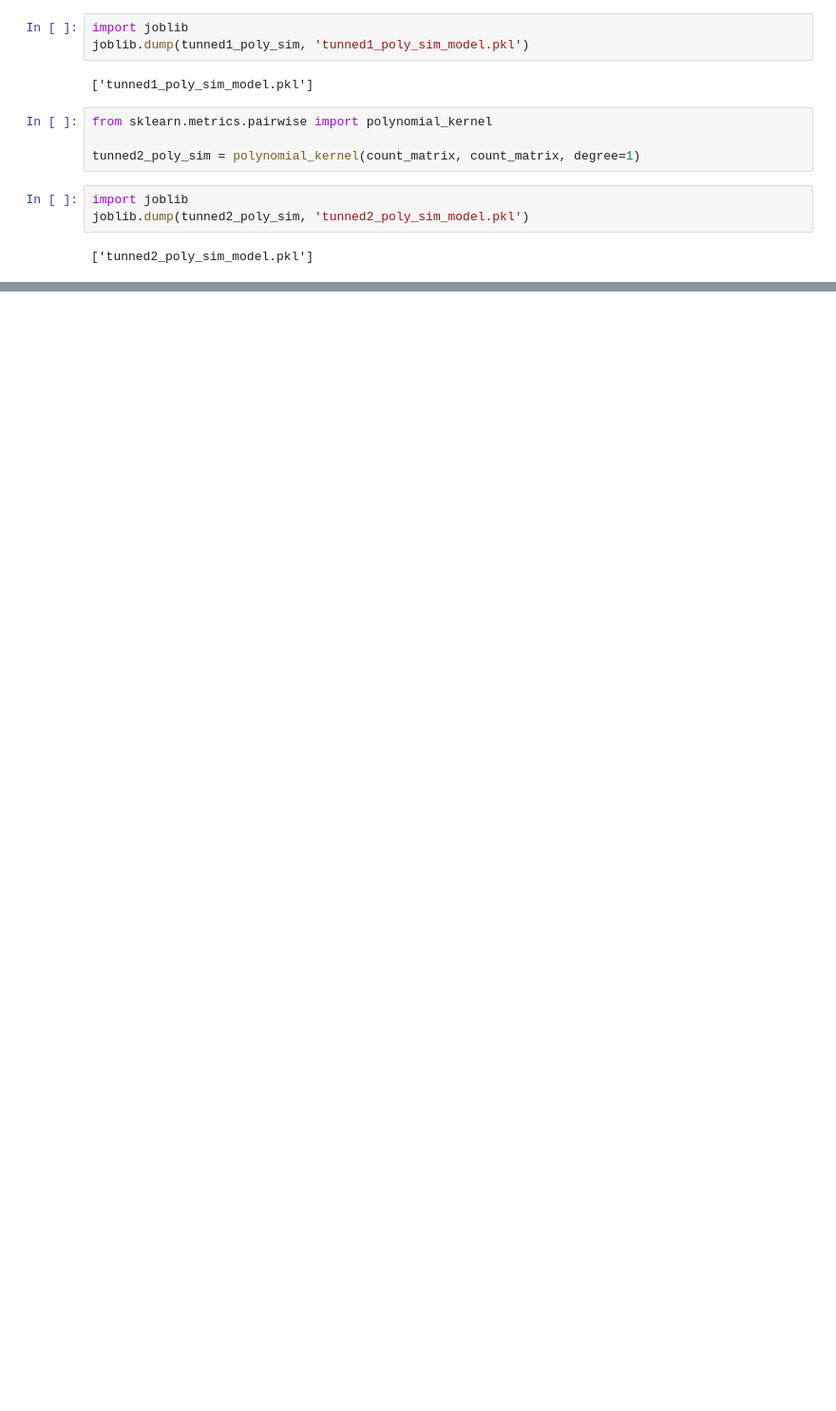
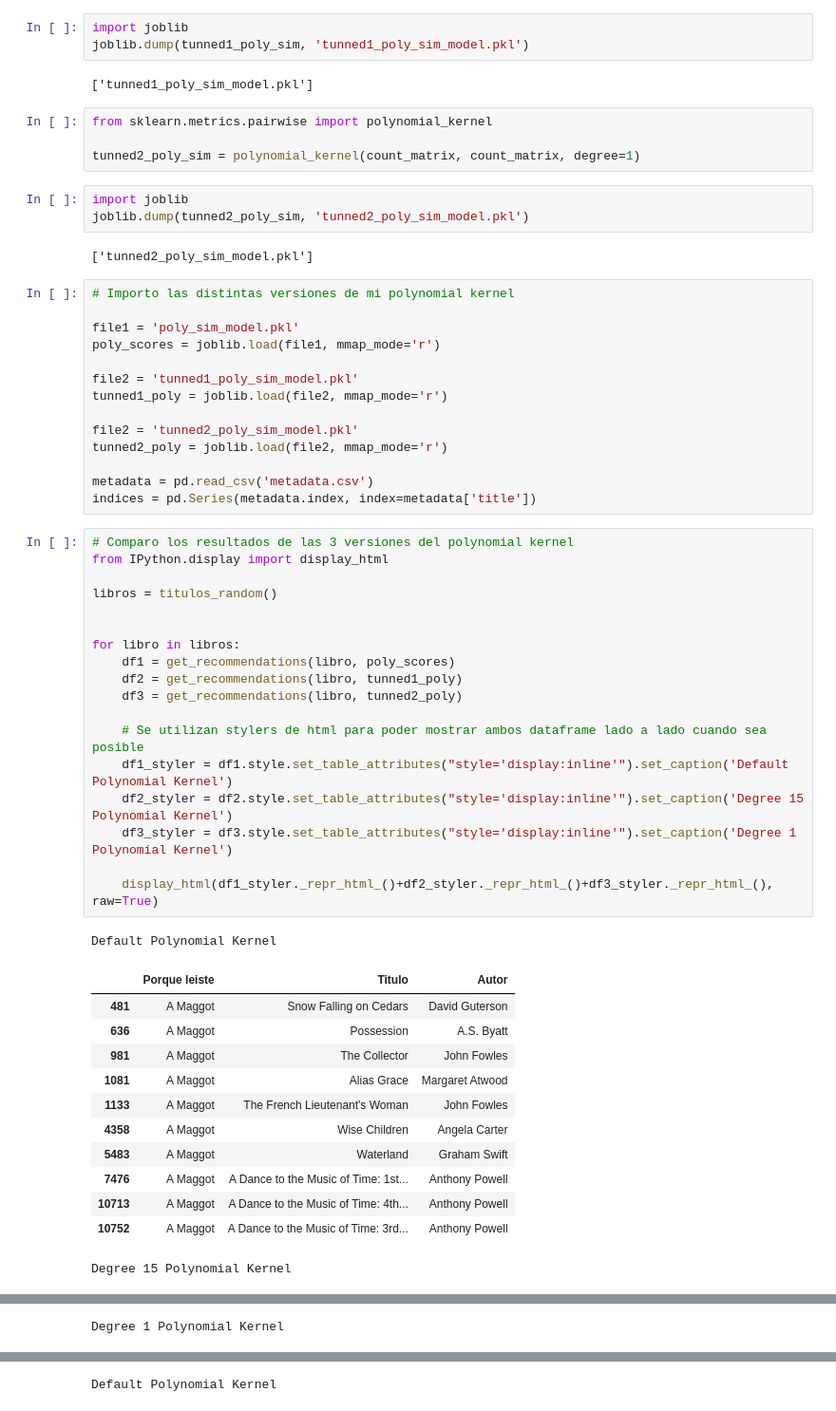
Before and after one commit to NicolasTabbita/Book_Recommender, a Jupyter notebook: EntregaFinal.ipynb, the cells around one changed output, grey strips where cells are left out. Shown at 95% size. Cells and saved outputs as stored; diff of their text form; blank space fills up the shorter version.

Commit message:
se terminó de definir el modelo a usar

```diff
--- a/EntregaFinal.ipynb
+++ b/EntregaFinal.ipynb
@@ -477,3 +477,49 @@ import joblib
 joblib.dump(tunned2_poly_sim, 'tunned2_poly_sim_model.pkl')
 # %% [output]
 ['tunned2_poly_sim_model.pkl']
+# %%
+# Importo las distintas versiones de mi polynomial kernel
+
+file1 = 'poly_sim_model.pkl'
+poly_scores = joblib.load(file1, mmap_mode='r')
+
+file2 = 'tunned1_poly_sim_model.pkl'
+tunned1_poly = joblib.load(file2, mmap_mode='r')
+
+file2 = 'tunned2_poly_sim_model.pkl'
+tunned2_poly = joblib.load(file2, mmap_mode='r')
+
+metadata = pd.read_csv('metadata.csv')
+indices = pd.Series(metadata.index, index=metadata['title'])
+# %%
+# Comparo los resultados de las 3 versiones del polynomial kernel
+from IPython.display import display_html
+
+libros = titulos_random()
+
+
+for libro in libros:
+    df1 = get_recommendations(libro, poly_scores)
+    df2 = get_recommendations(libro, tunned1_poly)
+    df3 = get_recommendations(libro, tunned2_poly)
+
+    # Se utilizan stylers de html para poder mostrar ambos dataframe lado a lado cuando sea posible
+    df1_styler = df1.style.set_table_attributes("style='display:inline'").set_caption('Default Polynomial Kernel')
+    df2_styler = df2.style.set_table_attributes("style='display:inline'").set_caption('Degree 15 Polynomial Kernel')
+    df3_styler = df3.style.set_table_attributes("style='display:inline'").set_caption('Degree 1 Polynomial Kernel')
+
+    display_html(df1_styler._repr_html_()+df2_styler._repr_html_()+df3_styler._repr_html_(), raw=True)
+# %% [output]
+Default Polynomial Kernel
+|  | Porque leiste | Titulo | Autor |
+| 481 | A Maggot | Snow Falling on Cedars | David Guterson |
+| 636 | A Maggot | Possession | A.S. Byatt |
+| 981 | A Maggot | The Collector | John Fowles |
+| 1081 | A Maggot | Alias Grace | Margaret Atwood |
+| 1133 | A Maggot | The French Lieutenant's Woman | John Fowles |
+| 4358 | A Maggot | Wise Children | Angela Carter |
+| 5483 | A Maggot | Waterland | Graham Swift |
+| 7476 | A Maggot | A Dance to the Music of Time: 1st... | Anthony Powell |
+| 10713 | A Maggot | A Dance to the Music of Time: 4th... | Anthony Powell |
+| 10752 | A Maggot | A Dance to the Music of Time: 3rd... | Anthony Powell |
+Degree 15 Polynomial Kernel
@@ -479,0 +537 @@ joblib.dump(tunned2_poly_sim, 'tunned2_poly_sim_model.pkl')
+Degree 1 Polynomial Kernel
@@ -479,0 +549 @@ joblib.dump(tunned2_poly_sim, 'tunned2_poly_sim_model.pkl')
+Default Polynomial Kernel
```
Also changed, not shown: parts of 3 cells of this notebook.
